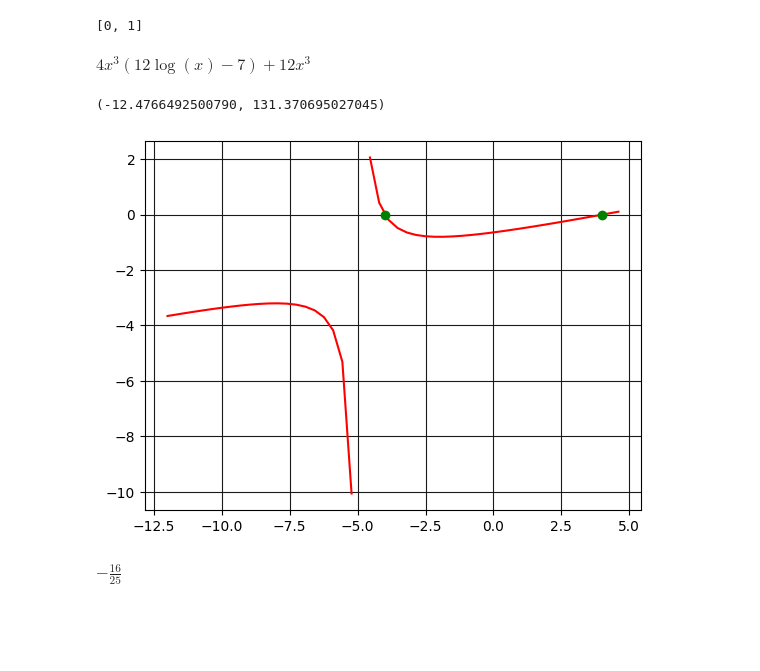
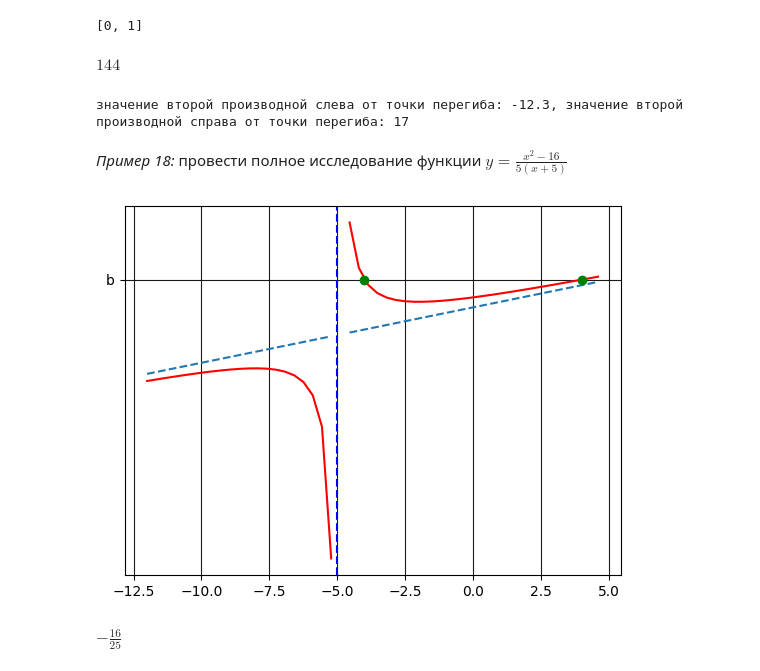
Before and after one commit to AlexeyTri/Mathematics, a Jupyter notebook: Mathematics_2.ipynb, the cells around one changed output. Drawn from its saved outputs; the diff is of its cells as text; code cells hidden in the pictures; blank space fills up the shorter version.

```diff
--- a/Mathematics_2.ipynb
+++ b/Mathematics_2.ipynb
@@ -551,30 +561,31 @@ x_inflex = solve(y_diff2, x)
 x_inflex
 # %% [output]
 [0, 1]
-# %%
-x = symbols('x')
-y_diff = diff(y, x)
-y_diff
-# %% [output]
-$\displaystyle 4 x^{3} \left(12 \log{\left(x \right)} - 7\right) + 12 x^{3}$
 # %%
-y_diff2.subs(x, 0.25), y_diff2.subs(x, 1.5)
+diff(y, x, 3).subs(x, 1)
 # %% [output]
-(-12.4766492500790, 131.370695027045)
+$\displaystyle 144$
+# %%
+print('значение второй производной слева от точки перегиба: %.1f, значение второй производной справа от точки перегиба: %1.f' % (y_diff2.subs(x, 0.9), y_diff2.subs(x, 1.1)))
+# %% [output]
+значение второй производной слева от точки перегиба: -12.3, значение второй производной справа от точки перегиба: 17
+# %% [markdown]
+*Пример 18:* провести полное исследование функции $y=\frac{x^2-16}{5(x+5)}$
 # %%
-# пример 18
 f = lambda x: (x**2 - 16)/(5*(x+5))
 
 x = np.linspace(-12, 4.6, 50)
 x[(x>-5.2)&(x<-4.8)] = np.nan
-
+y_kas = x/5 - 1
 plt.plot(x, f(x), 'r')
+plt.plot(x, y_kas,'--' ,'b')
 plt.grid(True, linestyle='-', color='0.1')
+plt.axvline(x=-5, color="blue", linestyle="--")
 plt.plot([-4], [0],'o', c='g')
 plt.plot([4], [0],'o', c='g')
 plt.show()
 # %% [output]
-[figure, old version]
+[figure, new version]
 # %%
 # пересечение с осями
 x = symbols('x')
```
Also changed, not shown: parts of 72 cells of this notebook.
